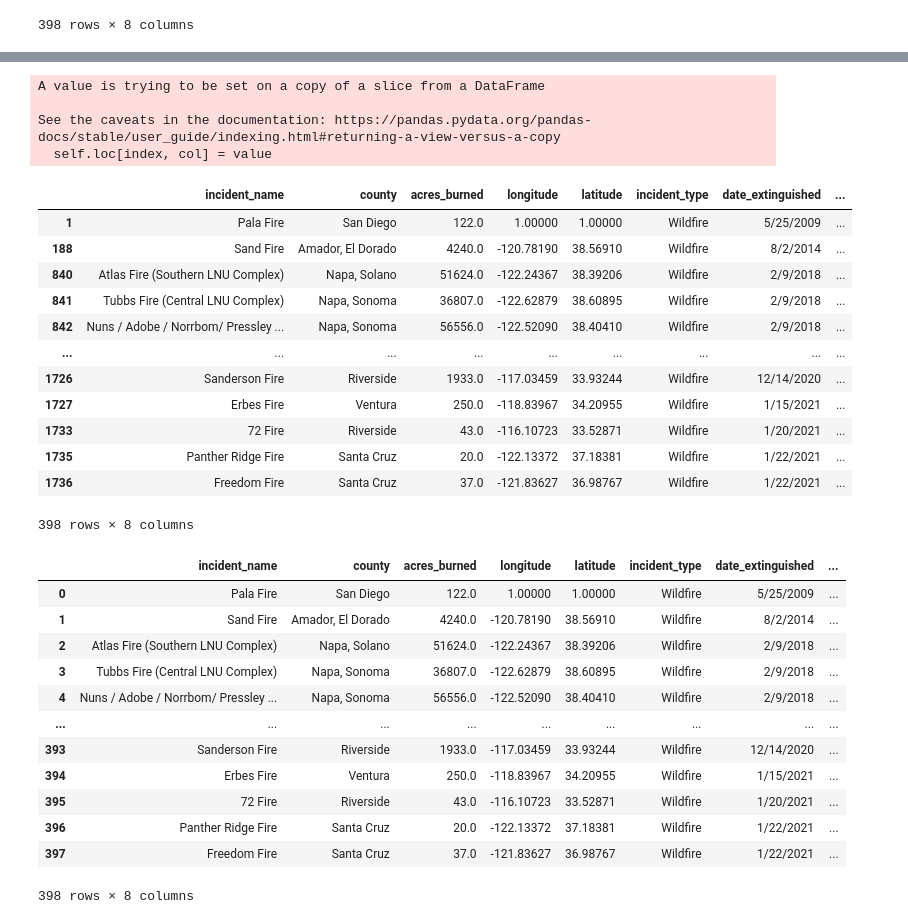
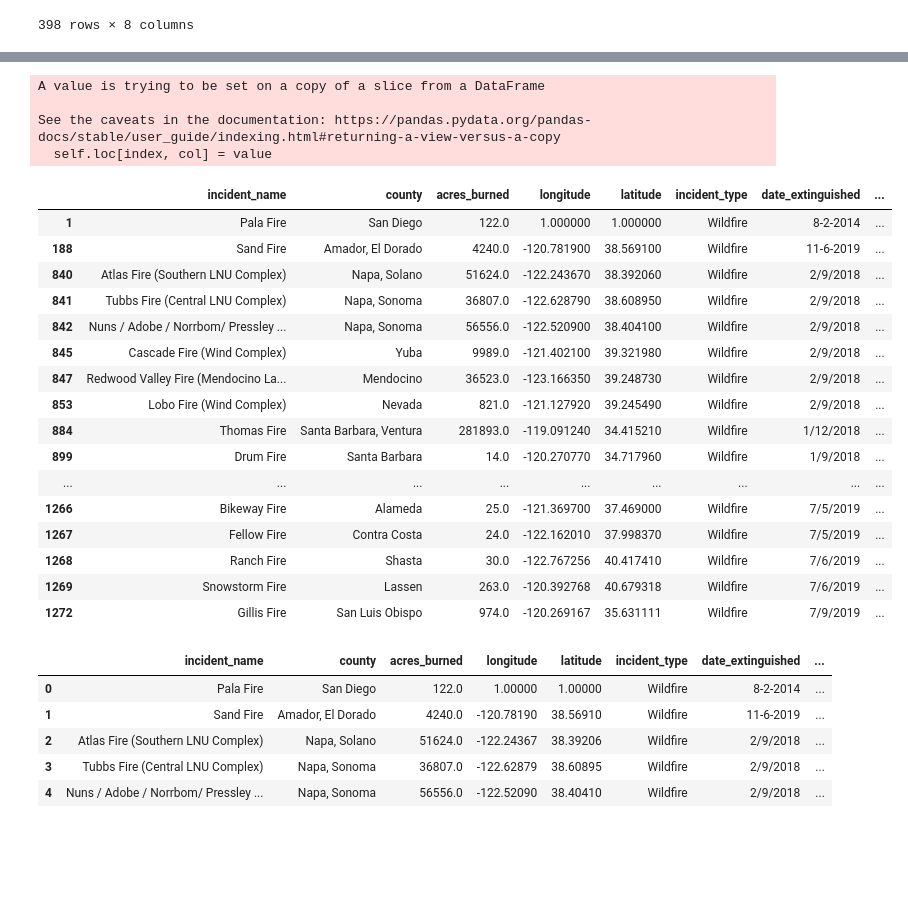
Before and after one commit to kehull/Project-2, a Jupyter notebook: Project_2.ipynb, the cells around one changed output, grey strips where cells are left out. Cells and saved outputs as stored; diff of their text form; code cells hidden in the pictures; blank space fills up the shorter version.

Commit message:
fixed fire cleaning notebook again

```diff
--- a/Project_2.ipynb
+++ b/Project_2.ipynb
@@ -80,36 +96,41 @@ clean_data_df
 # %%
 i=0
-while i < 399:
-    for index,row in clean_data_df.iterrows():
-        date = row[7].replace('/', '-')
-        clean_data_df.at[i,'date_created'] = date
-        i=i+1
+
+for index,row in clean_data_df.iterrows():
+    date = row[7].replace('/', '-')
+    clean_data_df.at[i,'date_created'] = date
+    i=i+1
 clean_data_df = clean_data_df.dropna(how='any')
-while i < 399:
-    for index,row in clean_data_df.iterrows():
-        date = row[6].replace('/', '-')
-        clean_data_df.at[i,'date_extinguished'] = date
-        i=i+1
+j = 0
+
+for index,row in clean_data_df.iterrows():
+    date2 = row[6].replace('/', '-')
+    clean_data_df.at[j,'date_extinguished'] = date2
+    j=j+1
 clean_data_df = clean_data_df.dropna(how='any')
-clean_data_df
+clean_data_df.head(50)
 # %% [output]
 A value is trying to be set on a copy of a slice from a DataFrame
 
 See the caveats in the documentation: https://pandas.pydata.org/pandas-docs/stable/user_guide/indexing.html#returning-a-view-versus-a-copy
   self.loc[index, col] = value
 |  | incident_name | county | acres_burned | longitude | latitude | incident_type | date_extinguished | ... |
-| 1 | Pala Fire | San Diego | 122.0 | 1.00000 | 1.00000 | Wildfire | 5/25/2009 | ... |
-| 188 | Sand Fire | Amador, El Dorado | 4240.0 | -120.78190 | 38.56910 | Wildfire | 8/2/2014 | ... |
-| 840 | Atlas Fire (Southern LNU Complex) | Napa, Solano | 51624.0 | -122.24367 | 38.39206 | Wildfire | 2/9/2018 | ... |
-| 841 | Tubbs Fire (Central LNU Complex) | Napa, Sonoma | 36807.0 | -122.62879 | 38.60895 | Wildfire | 2/9/2018 | ... |
-| 842 | Nuns / Adobe / Norrbom/ Pressley ... | Napa, Sonoma | 56556.0 | -122.52090 | 38.40410 | Wildfire | 2/9/2018 | ... |
+| 1 | Pala Fire | San Diego | 122.0 | 1.000000 | 1.000000 | Wildfire | 8-2-2014 | ... |
+| 188 | Sand Fire | Amador, El Dorado | 4240.0 | -120.781900 | 38.569100 | Wildfire | 11-6-2019 | ... |
+| 840 | Atlas Fire (Southern LNU Complex) | Napa, Solano | 51624.0 | -122.243670 | 38.392060 | Wildfire | 2/9/2018 | ... |
+| 841 | Tubbs Fire (Central LNU Complex) | Napa, Sonoma | 36807.0 | -122.628790 | 38.608950 | Wildfire | 2/9/2018 | ... |
+| 842 | Nuns / Adobe / Norrbom/ Pressley ... | Napa, Sonoma | 56556.0 | -122.520900 | 38.404100 | Wildfire | 2/9/2018 | ... |
+| 845 | Cascade Fire (Wind Complex) | Yuba | 9989.0 | -121.402100 | 39.321980 | Wildfire | 2/9/2018 | ... |
+| 847 | Redwood Valley Fire (Mendocino La... | Mendocino | 36523.0 | -123.166350 | 39.248730 | Wildfire | 2/9/2018 | ... |
+| 853 | Lobo Fire (Wind Complex) | Nevada | 821.0 | -121.127920 | 39.245490 | Wildfire | 2/9/2018 | ... |
+| 884 | Thomas Fire | Santa Barbara, Ventura | 281893.0 | -119.091240 | 34.415210 | Wildfire | 1/12/2018 | ... |
+| 899 | Drum Fire | Santa Barbara | 14.0 | -120.270770 | 34.717960 | Wildfire | 1/9/2018 | ... |
 | ... | ... | ... | ... | ... | ... | ... | ... | ... |
-| 1726 | Sanderson Fire | Riverside | 1933.0 | -117.03459 | 33.93244 | Wildfire | 12/14/2020 | ... |
-| 1727 | Erbes Fire | Ventura | 250.0 | -118.83967 | 34.20955 | Wildfire | 1/15/2021 | ... |
-| 1733 | 72 Fire | Riverside | 43.0 | -116.10723 | 33.52871 | Wildfire | 1/20/2021 | ... |
-| 1735 | Panther Ridge Fire | Santa Cruz | 20.0 | -122.13372 | 37.18381 | Wildfire | 1/22/2021 | ... |
-| 1736 | Freedom Fire | Santa Cruz | 37.0 | -121.83627 | 36.98767 | Wildfire | 1/22/2021 | ... |
+| 1266 | Bikeway Fire | Alameda | 25.0 | -121.369700 | 37.469000 | Wildfire | 7/5/2019 | ... |
+| 1267 | Fellow Fire | Contra Costa | 24.0 | -122.162010 | 37.998370 | Wildfire | 7/5/2019 | ... |
+| 1268 | Ranch Fire | Shasta | 30.0 | -122.767256 | 40.417410 | Wildfire | 7/6/2019 | ... |
+| 1269 | Snowstorm Fire | Lassen | 263.0 | -120.392768 | 40.679318 | Wildfire | 7/6/2019 | ... |
+| 1272 | Gillis Fire | San Luis Obispo | 974.0 | -120.269167 | 35.631111 | Wildfire | 7/9/2019 | ... |
-398 rows × 8 columns
 # %%
 clean_data_df.to_csv('data/clean_fire.csv', header = True, index=False)
 
@@ -122,15 +143,8 @@ clean_fire_check = pd.read_csv(clean_fire_csv)
 clean_fire_check.head()
 # %% [output]
 |  | incident_name | county | acres_burned | longitude | latitude | incident_type | date_extinguished | ... |
-| 0 | Pala Fire | San Diego | 122.0 | 1.00000 | 1.00000 | Wildfire | 5/25/2009 | ... |
-| 1 | Sand Fire | Amador, El Dorado | 4240.0 | -120.78190 | 38.56910 | Wildfire | 8/2/2014 | ... |
+| 0 | Pala Fire | San Diego | 122.0 | 1.00000 | 1.00000 | Wildfire | 8-2-2014 | ... |
+| 1 | Sand Fire | Amador, El Dorado | 4240.0 | -120.78190 | 38.56910 | Wildfire | 11-6-2019 | ... |
 | 2 | Atlas Fire (Southern LNU Complex) | Napa, Solano | 51624.0 | -122.24367 | 38.39206 | Wildfire | 2/9/2018 | ... |
 | 3 | Tubbs Fire (Central LNU Complex) | Napa, Sonoma | 36807.0 | -122.62879 | 38.60895 | Wildfire | 2/9/2018 | ... |
 | 4 | Nuns / Adobe / Norrbom/ Pressley ... | Napa, Sonoma | 56556.0 | -122.52090 | 38.40410 | Wildfire | 2/9/2018 | ... |
-| ... | ... | ... | ... | ... | ... | ... | ... | ... |
-| 393 | Sanderson Fire | Riverside | 1933.0 | -117.03459 | 33.93244 | Wildfire | 12/14/2020 | ... |
-| 394 | Erbes Fire | Ventura | 250.0 | -118.83967 | 34.20955 | Wildfire | 1/15/2021 | ... |
-| 395 | 72 Fire | Riverside | 43.0 | -116.10723 | 33.52871 | Wildfire | 1/20/2021 | ... |
-| 396 | Panther Ridge Fire | Santa Cruz | 20.0 | -122.13372 | 37.18381 | Wildfire | 1/22/2021 | ... |
-| 397 | Freedom Fire | Santa Cruz | 37.0 | -121.83627 | 36.98767 | Wildfire | 1/22/2021 | ... |
-398 rows × 8 columns
```
Also changed, not shown: parts of 1 cell of this notebook, 1 other file.
